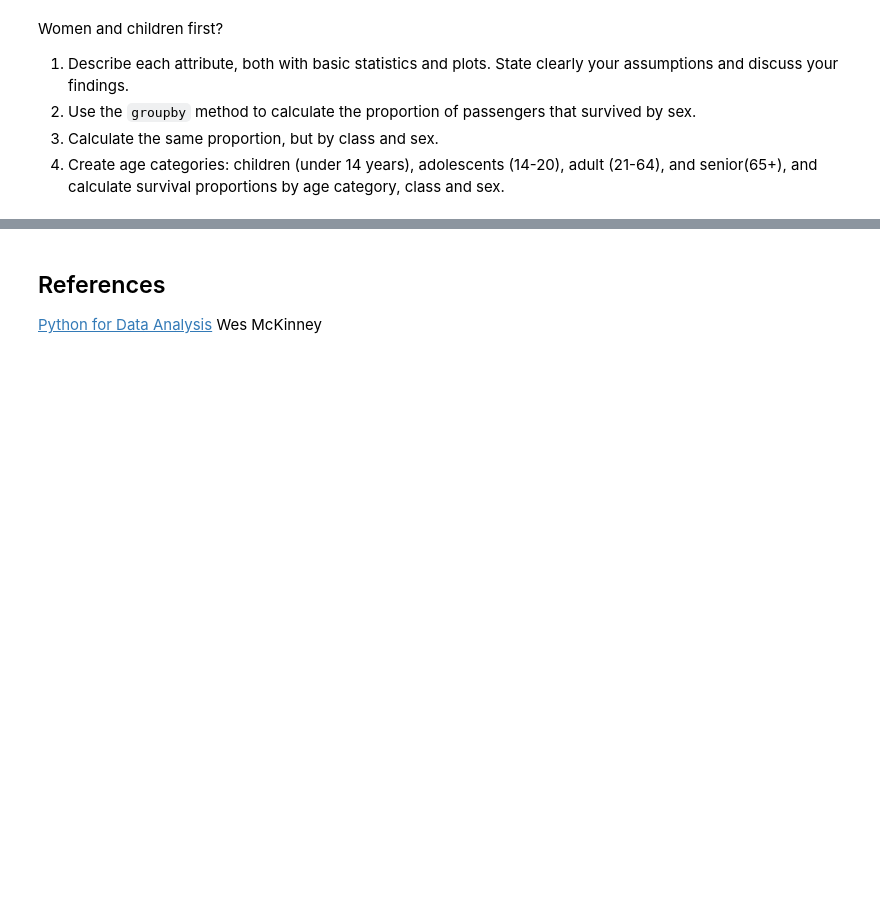
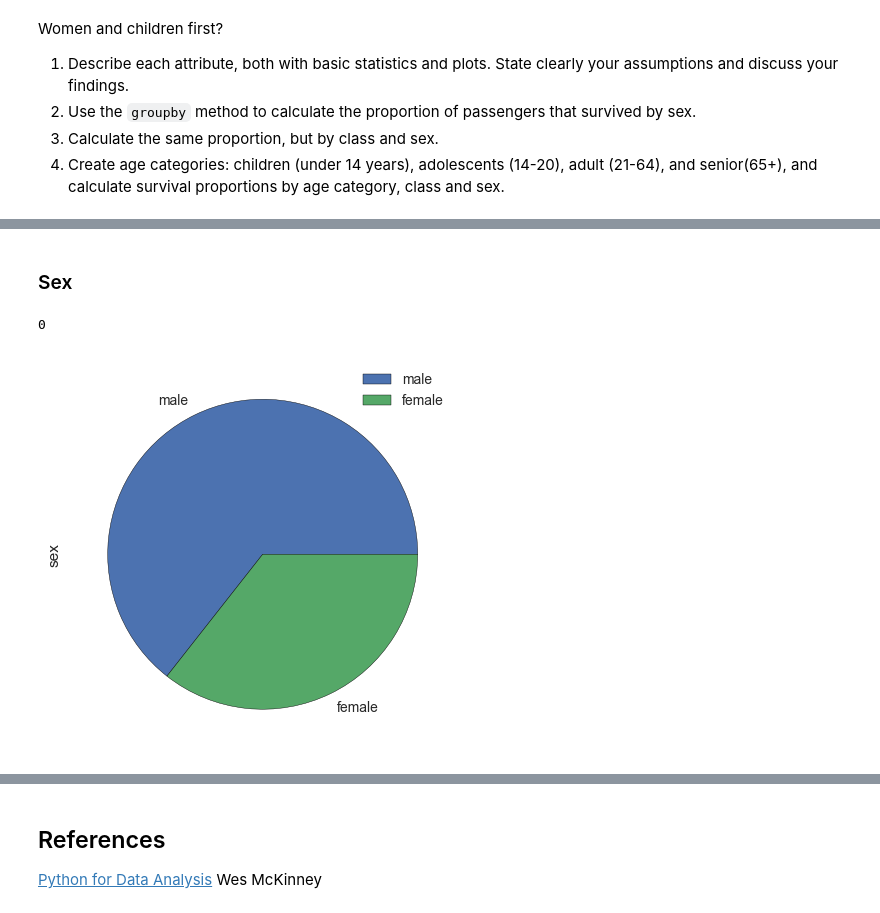
Before and after one commit to jmuth/ADA_homeworks, a Jupyter notebook: 01 - Pandas and Data Wrangling/Data Wrangling with Pandas.ipynb, the cells around one changed output, grey strips where cells are left out. Cells and saved outputs as stored; diff of their text form; code cells hidden in the pictures; blank space fills up the shorter version.

```diff
--- a/01 - Pandas and Data Wrangling/Data Wrangling with Pandas.ipynb
+++ b/01 - Pandas and Data Wrangling/Data Wrangling with Pandas.ipynb
@@ -640,0 +1557,13 @@ Women and children first?
+# %% [markdown]
+### Sex
+# %%
+# we check that there are no null values in the pclass column
+sex = titanic.sex.isnull()
+np.sum(sex)
+# %% [output]
+0
+# %%
+# np.sum(titanic.sex.isnull())
+pie(pd.DataFrame(titanic.sex.value_counts()))
+# %% [output]
+[figure, added]
```
Also changed, not shown: parts of 98 cells of this notebook, 1 other file.
